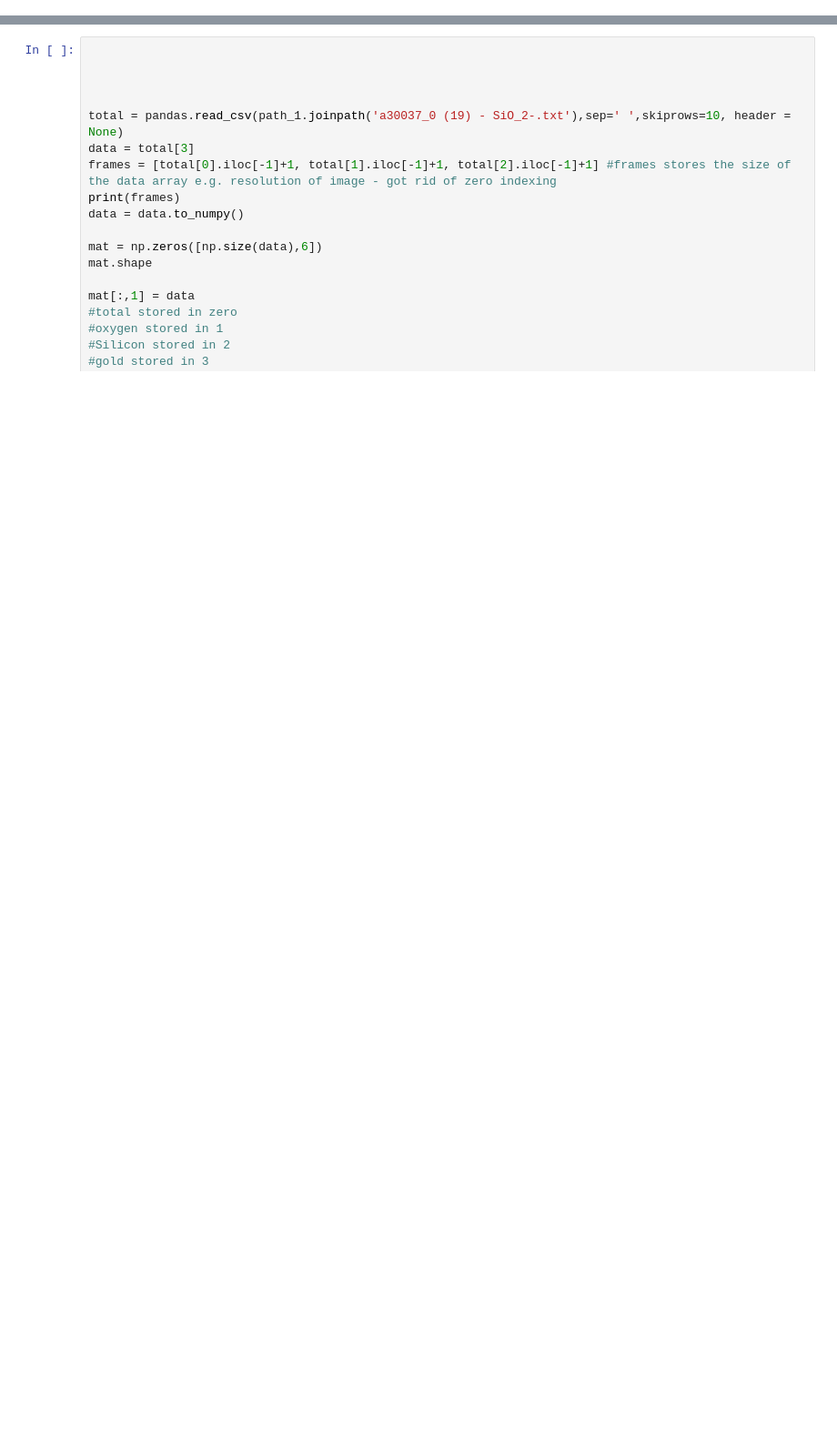
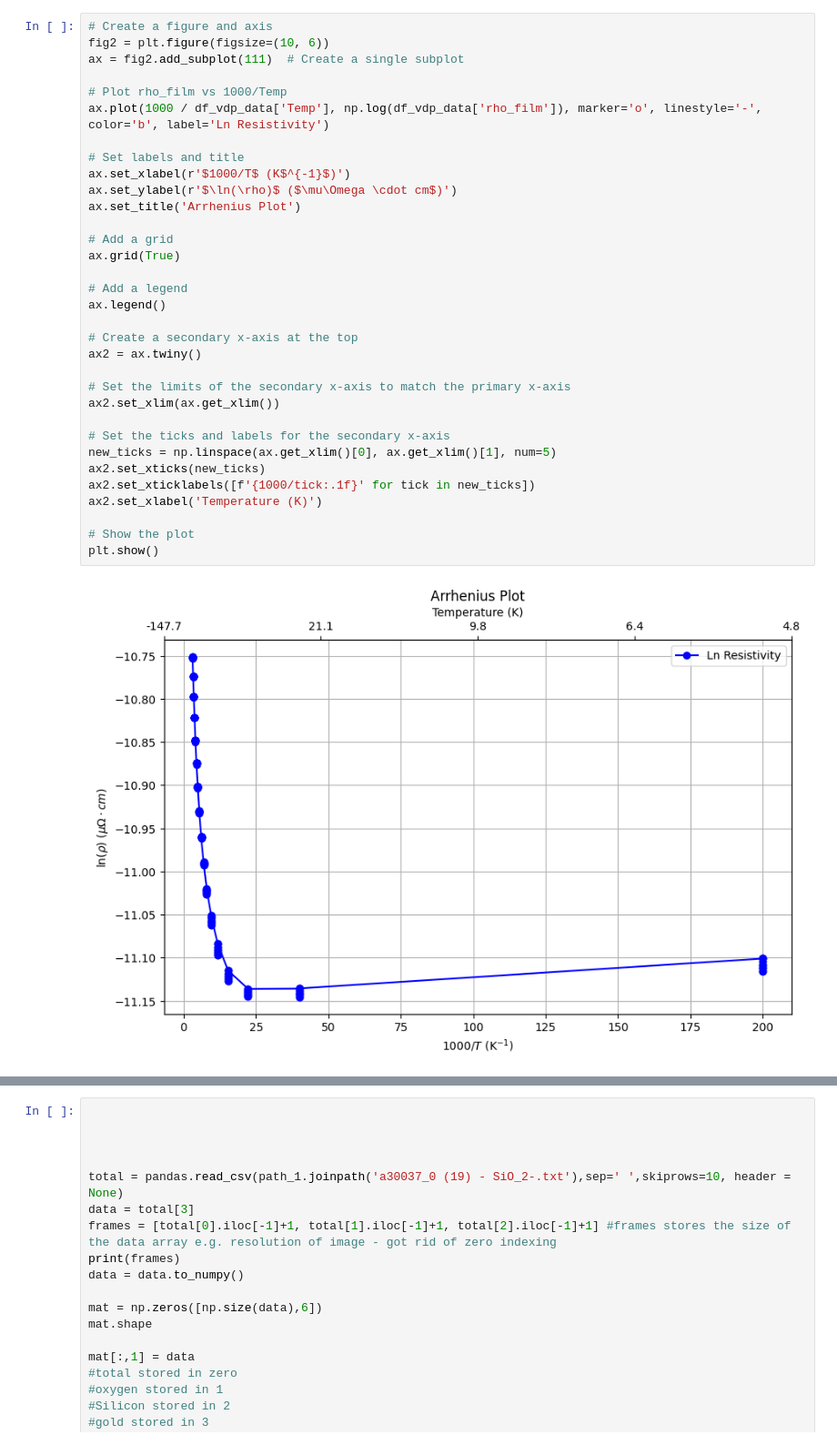
Before and after one commit to hc3413/Electronic_properties_of_thin_films, a Jupyter notebook: Analysis.ipynb, the cells around one changed output, grey strips where cells are left out. Shown at 91% size. Cells and saved outputs as stored; diff of their text form; blank space fills up the shorter version.

```diff
--- a/Analysis.ipynb
+++ b/Analysis.ipynb
@@ -226,0 +158,35 @@ scipy.interpolate s
+# %%
+# Create a figure and axis
+fig2 = plt.figure(figsize=(10, 6))
+ax = fig2.add_subplot(111)  # Create a single subplot
+
+# Plot rho_film vs 1000/Temp
+ax.plot(1000 / df_vdp_data['Temp'], np.log(df_vdp_data['rho_film']), marker='o', linestyle='-', color='b', label='Ln Resistivity')
+
+# Set labels and title
+ax.set_xlabel(r'$1000/T$ (K$^{-1}$)')
+ax.set_ylabel(r'$\ln(\rho)$ ($\mu\Omega \cdot cm$)')
+ax.set_title('Arrhenius Plot')
+
+# Add a grid
+ax.grid(True)
+
+# Add a legend
+ax.legend()
+
+# Create a secondary x-axis at the top
+ax2 = ax.twiny()
+
+# Set the limits of the secondary x-axis to match the primary x-axis
+ax2.set_xlim(ax.get_xlim())
+
+# Set the ticks and labels for the secondary x-axis
+new_ticks = np.linspace(ax.get_xlim()[0], ax.get_xlim()[1], num=5)
+ax2.set_xticks(new_ticks)
+ax2.set_xticklabels([f'{1000/tick:.1f}' for tick in new_ticks])
+ax2.set_xlabel('Temperature (K)')
+
+# Show the plot
+plt.show()
+# %% [output]
+[figure, added]
```
Also changed, not shown: parts of 23 cells of this notebook, 4 other files.
